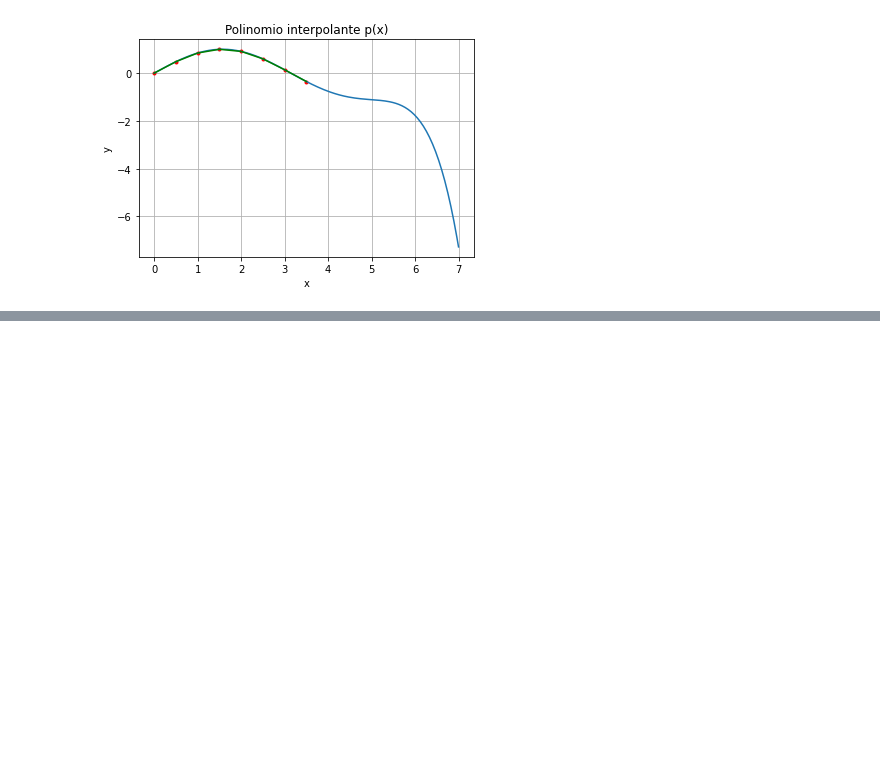
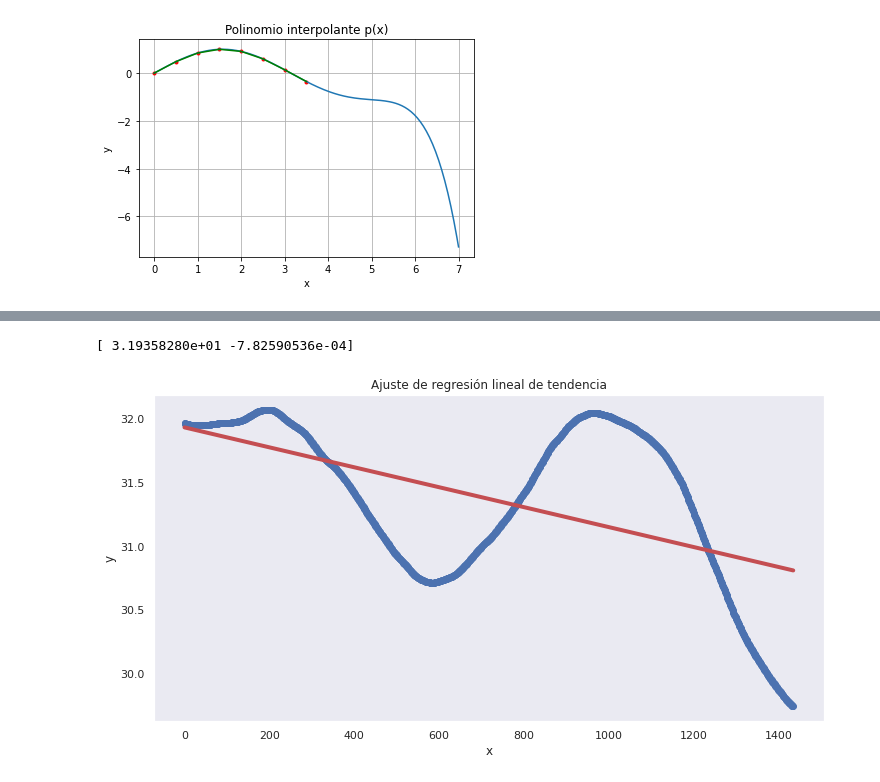
Before and after one commit to Carlos8abl/F-sica-Computacional, a Jupyter notebook: Actividad 7/Actividad 7.ipynb, the cells around one changed output, grey strips where cells are left out. Drawn from its saved outputs; the diff is of its cells as text; code cells hidden in the pictures; blank space fills up the shorter version.

```diff
--- a/Actividad 7/Actividad 7.ipynb
+++ b/Actividad 7/Actividad 7.ipynb
@@ -309,0 +374,4 @@ plt.show()
+# %%
+X = np.column_stack([np.ones(N),x])
+print('Shape:', X.shape)
+print(X[:10,:])
@@ -309,0 +390,17 @@ plt.show()
+# %%
+a=la.solve(X.T @ X, X.T @ y)
+print(a)
+# %% [output]
+[ 3.19358280e+01 -7.82590536e-04]
+# %%
+xs = np.linspace(0,N,10)
+ys = a[0] + a[1]*xs
+plt.plot(xs,ys,'r',linewidth=4)
+plt.scatter(x,y);
+plt.grid()
+plt.title('Ajuste de regresión lineal de tendencia')
+plt.xlabel('x')
+plt.ylabel('y')
+plt.show()
+# %% [output]
+[figure, added]
```
Also changed, not shown: parts of 24 cells of this notebook, 2 other files.
